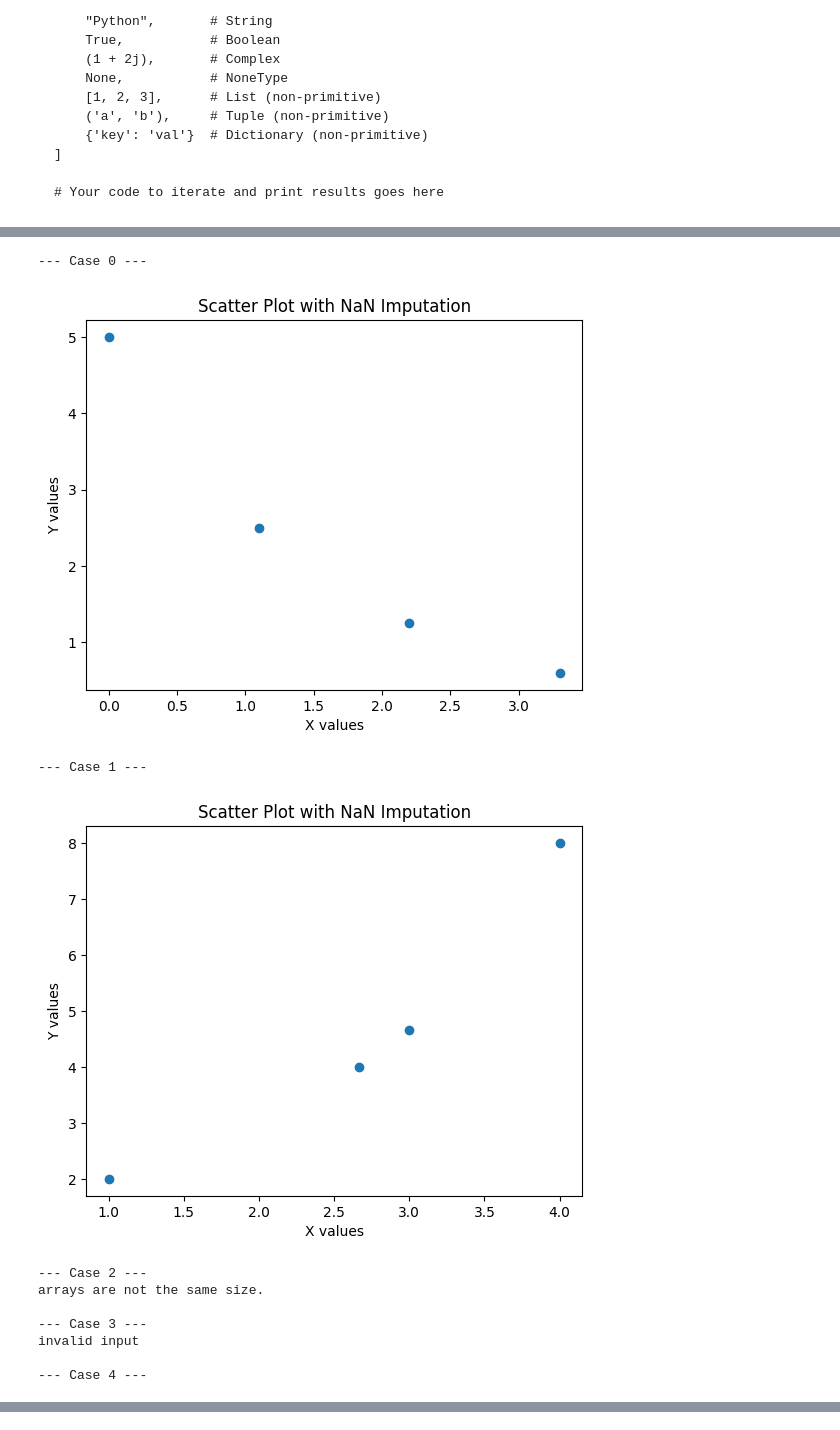
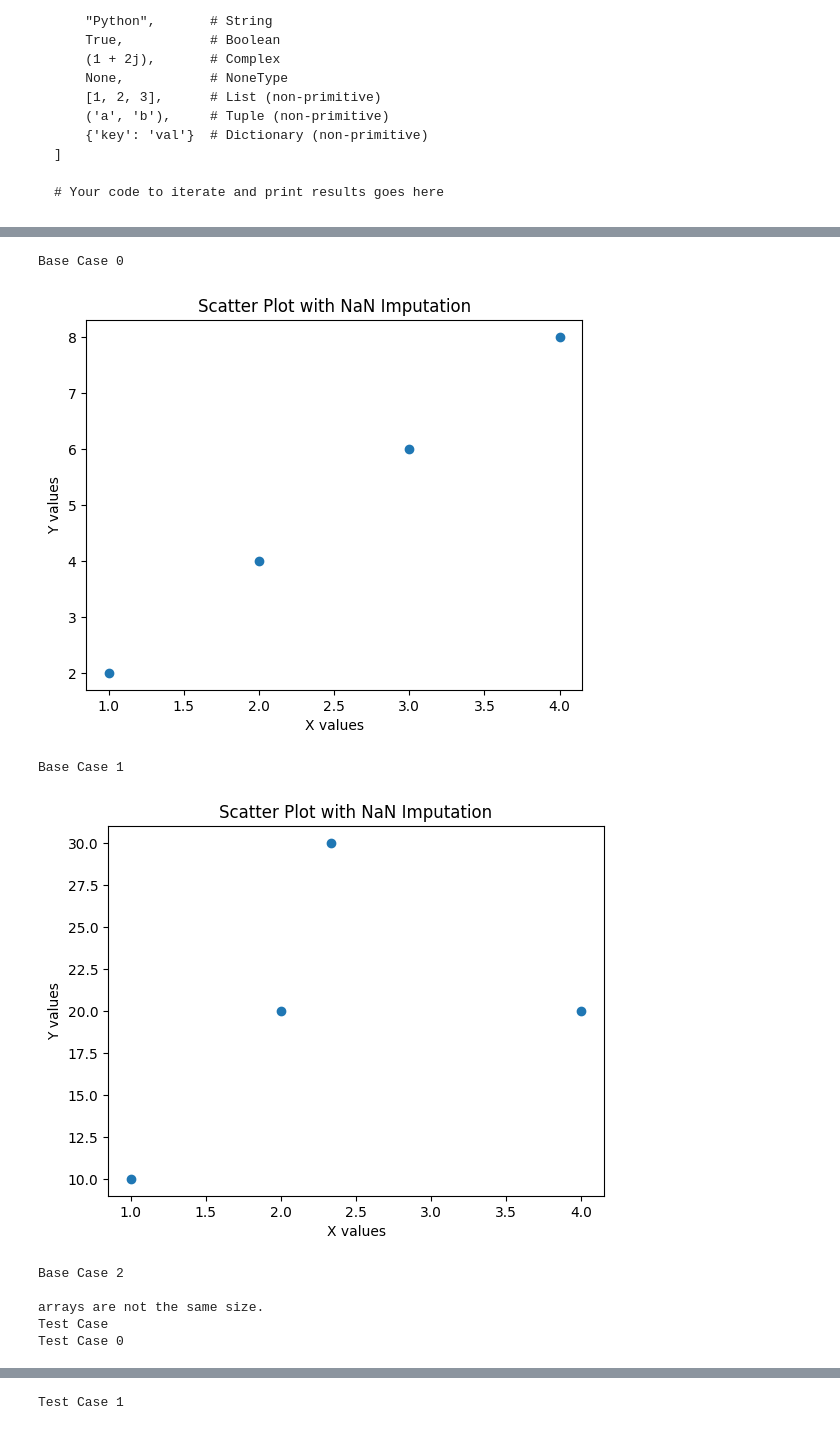
Before and after one commit to gk2311/AIHC5020, a Jupyter notebook: homework2.ipynb, the cells around one changed output, grey strips where cells are left out. Drawn from its saved outputs; the diff is of its cells as text; code cells hidden in the pictures.

```diff
--- a/homework2.ipynb
+++ b/homework2.ipynb
@@ -698,10 +784,6 @@ challenge_cases = [
 # %%
-import numpy as np
-import matplotlib.pyplot as plt
-
-
 def create_scatter_plot(x_arr, y_arr):
-    # 1: Input validation — both must be 1D float ndarrays
+    # Input validation — both must be 1D float ndarrays
     def valid(a):
         return (isinstance(a, np.ndarray)
                 and a.ndim == 1
@@ -714,47 +796,62 @@ def create_scatter_plot(x_arr, y_arr):
         print("arrays are not the same size.")
         return
 
-    # 2: Impute NaNs with the mean of non-missing values, via numpy.ma
+    # Impute NaNs with the mean of non-missing values, via numpy.ma
     def impute(a):
         masked = np.ma.masked_invalid(a)   # NaNs become masked
         mean = masked.mean()               # mean over unmasked entries only
         return masked.filled(mean)         # replace masked slots with that mean
 
     x_proc = impute(x_arr)
     y_proc = impute(y_arr)
 
-    # 3: Plot
+    # Plot
     plt.figure()
     plt.scatter(x_proc, y_proc)
     plt.title("Scatter Plot with NaN Imputation")
     plt.xlabel("X values")
     plt.ylabel("Y values")
     plt.show()
 
+# Base Case
+print("Base Case 0\n")
+x = np.array([1.0, 2.0, 3.0, 4.0])
+y = np.array([2.0, 4.0, 6.0, 8.0])
+create_scatter_plot(x, y)
 
+print("Base Case 1\n")
+x = np.array([1.0, 2.0, np.nan, 4.0]) # Mean of non-missing is (1+2+4)/3 = 2.33
+y = np.array([10.0, 20.0, 30.0, np.nan]) # Mean of non-missing is (10+20+30)/3 = 20.0
+create_scatter_plot(x, y)
+
+print("Base Case 2\n")
+x = np.array([1.0, 2.0, 3.0])
+y = np.array([1.0, 2.0])
+create_scatter_plot(x, y)
+
+# Test Case
+print("Test Case")
 # A list of argument pairs to test your function
 challenge_cases = [
     (np.array([0.0, 1.1, 2.2, 3.3]), np.array([5.0, 2.5, 1.25, 0.6])),      # Standard
     (np.array([1.0, np.nan, 3.0, 4.0]), np.array([2.0, 4.0, np.nan, 8.0])), # NaNs in both
     (np.array([1.0, 2.0]), np.array([1.0, 2.0, 3.0])),                      # Different lengths
     ([1.0, 2.0], np.array([3.0, 4.0])),                                     # Invalid type (list)
     (np.arange(4, dtype=float), np.array([np.nan, np.nan, np.nan, np.nan])),# All NaNs in one array
 ]
 
 # Iterate and test
 for i, case in enumerate(challenge_cases):
-    print(f"--- Case {i} ---")
+    print(f"Test Case {i}")
     create_scatter_plot(*case)
     print()
 # %% [output]
---- Case 0 ---
+Base Case 0
-[figure, old version]
+[figure, new version]
---- Case 1 ---
+Base Case 1
-[figure, old version]
+[figure, new version]
---- Case 2 ---
+Base Case 2
+
 arrays are not the same size.
-
---- Case 3 ---
-invalid input
-
---- Case 4 ---
+Test Case
+Test Case 0
@@ -761,0 +859 @@ invalid input
+Test Case 1
```
Also changed, not shown: parts of 18 cells of this notebook.
